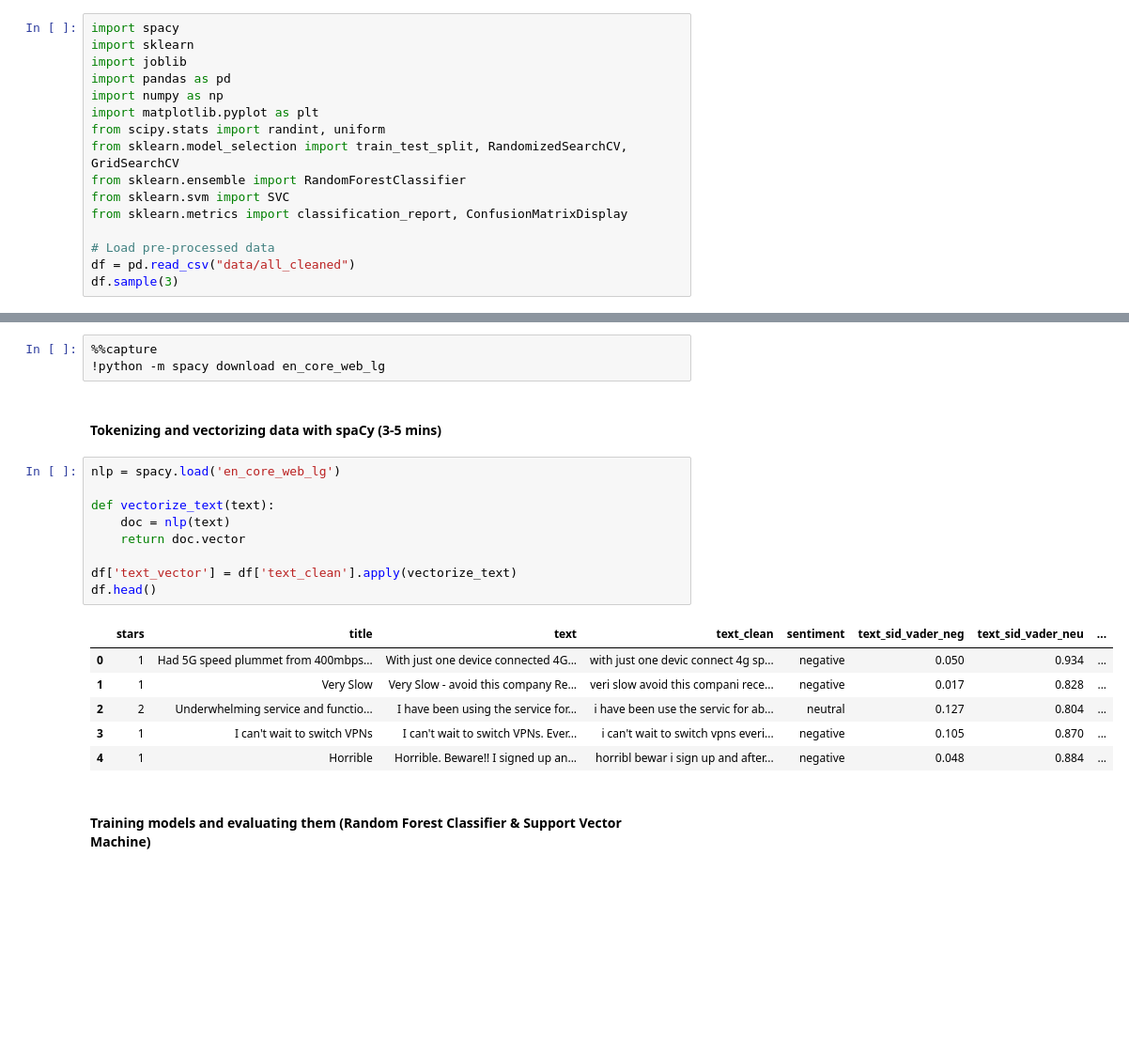
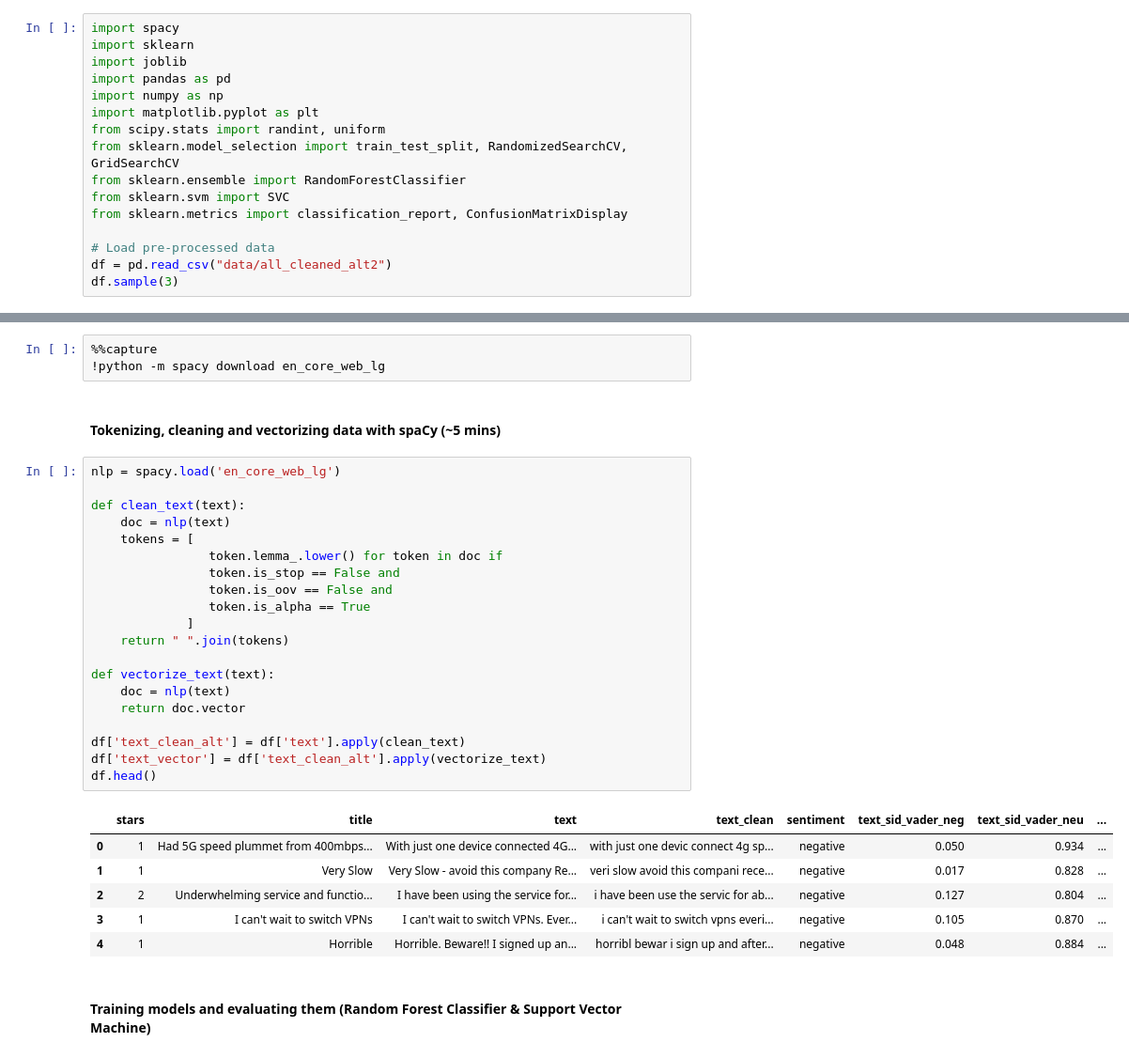
Before and after one commit to DanielEdlich/unternehmenssoftware, a Jupyter notebook: sentiment_prediction.ipynb, the cells around one changed output, grey strips where cells are left out. Shown at 94% size. Saved outputs shown, nothing was run; the diff lists cells and outputs as text; blank space fills up the shorter version.

```diff
--- a/sentiment_prediction.ipynb
+++ b/sentiment_prediction.ipynb
@@ -14,7 +14,7 @@ from sklearn.svm import SVC
 from sklearn.metrics import classification_report, ConfusionMatrixDisplay
 
 # Load pre-processed data
-df = pd.read_csv("data/all_cleaned")
+df = pd.read_csv("data/all_cleaned_alt2")
 df.sample(3)
 # %% [output]
 |  | stars | title | text | text_clean | sentiment | text_sid_vader_neg | text_sid_vader_neu | ... |
@@ -36,21 +36,32 @@ Name: sentiment, dtype: float64
 %%capture
 !python -m spacy download en_core_web_lg
 # %% [markdown]
-#### Tokenizing and vectorizing data with spaCy (3-5 mins)
+#### Tokenizing, cleaning and vectorizing data with spaCy (~5 mins)
 # %%
 nlp = spacy.load('en_core_web_lg')
+
+def clean_text(text):
+    doc = nlp(text)
+    tokens = [
+                token.lemma_.lower() for token in doc if
+                token.is_stop == False and
+                token.is_oov == False and
+                token.is_alpha == True
+             ]
+    return " ".join(tokens)
 
 def vectorize_text(text):
     doc = nlp(text)
     return doc.vector
 
-df['text_vector'] = df['text_clean'].apply(vectorize_text)
+df['text_clean_alt'] = df['text'].apply(clean_text)
+df['text_vector'] = df['text_clean_alt'].apply(vectorize_text)
 df.head()
 # %% [output]
 |  | stars | title | text | text_clean | sentiment | text_sid_vader_neg | text_sid_vader_neu | ... |
 | 0 | 1 | Had 5G speed plummet from 400mbps... | With just one device connected 4G... | with just one devic connect 4g sp... | negative | 0.050 | 0.934 | ... |
 | 1 | 1 | Very Slow | Very Slow - avoid this company Re... | veri slow avoid this compani rece... | negative | 0.017 | 0.828 | ... |
-| 2 | 2 | Underwhelming service and functio... | I have been using the service for... | i have been use the servic for ab... | neutral | 0.127 | 0.804 | ... |
+| 2 | 2 | Underwhelming service and functio... | I have been using the service for... | i have been use the servic for ab... | negative | 0.127 | 0.804 | ... |
 | 3 | 1 | I can't wait to switch VPNs | I can't wait to switch VPNs. Ever... | i can't wait to switch vpns everi... | negative | 0.105 | 0.870 | ... |
 | 4 | 1 | Horrible | Horrible. Beware!! I signed up an... | horribl bewar i sign up and after... | negative | 0.048 | 0.884 | ... |
 # %% [markdown]
```
Also changed, not shown: parts of 10 cells of this notebook, 4 other files.
